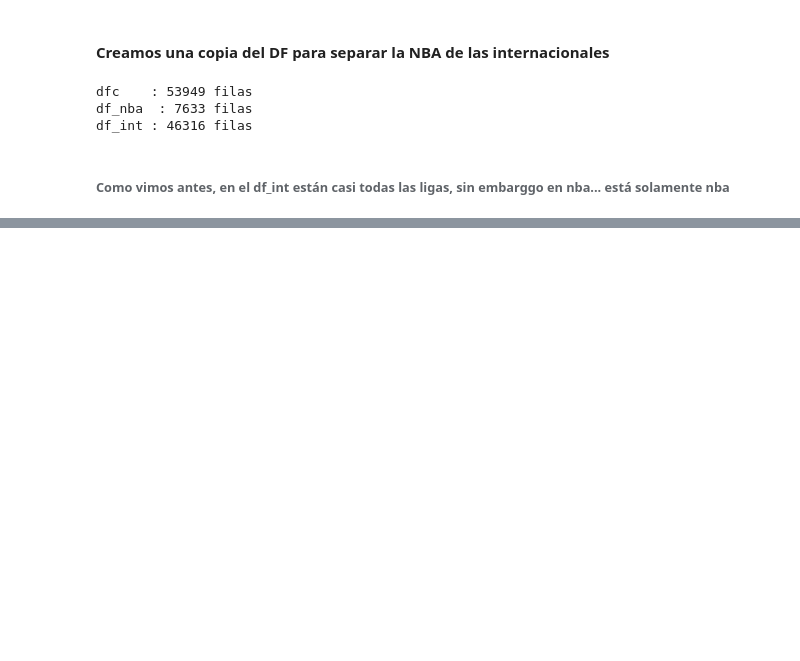
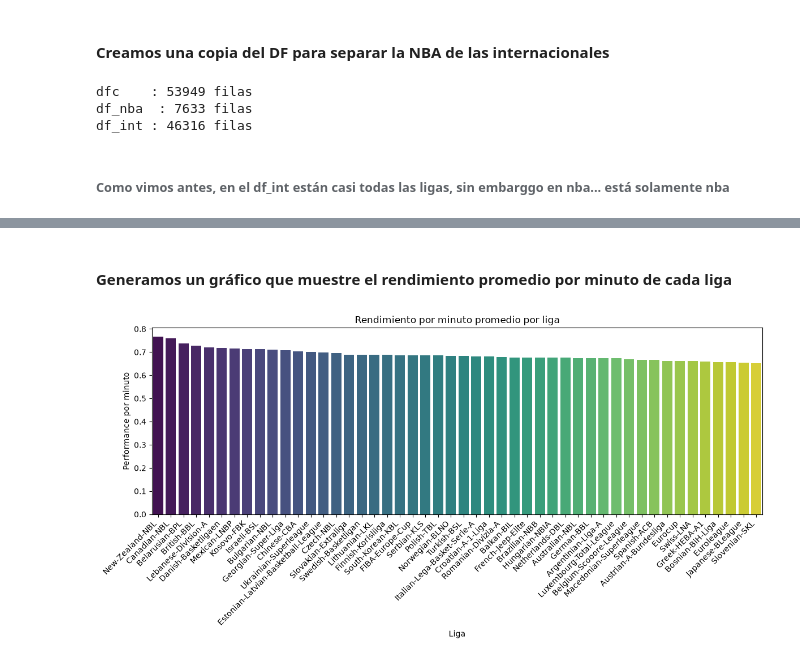
Before and after one commit to c0sh1/basketball_stats_analysis, a Jupyter notebook: Notebook/EDA.ipynb, the cells around one changed output, grey strips where cells are left out. Drawn from its saved outputs; the diff is of its cells as text; code cells hidden in the pictures; blank space fills up the shorter version.

Commit message:
Update EDA
Implemented performance metric for international leagues and added visualizations charts

```diff
--- a/Notebook/EDA.ipynb
+++ b/Notebook/EDA.ipynb
@@ -249,0 +270,8 @@ df_int : 46316 filas
+# %%
+
+df_int['performance'] = df_int['PTS'] + df_int['REB'] + df_int['AST'] + df_int['STL'] + df_int['BLK']
+# %%
+# Ajustamos la metrica de rendimiento por los minutos jugados
+# >1.0 → jugador muy productivo por minuto // 0.5 – 1.0 → buen rendimiento // <0.5 → rendimiento bajo
+
+df_int['performpermin'] = df_int['performance'] / df_int['MIN']
@@ -249,0 +294,28 @@ df_int : 46316 filas
+# %% [markdown]
+#### Generamos un gráfico que muestre el rendimiento promedio por minuto de cada liga
+# %%
+liga_perf = (
+    df_int.groupby('League')['performpermin']
+         .mean()
+         .sort_values(ascending=False)
+         .reset_index()
+)
+# %%
+plt.figure(figsize=(12,6))
+sns.barplot(data=liga_perf,
+            x='League',
+            y='performpermin',
+            hue='League',
+            palette='viridis',
+            legend=False
+)
+
+plt.xticks(rotation=45, ha='right')
+plt.title('Rendimiento por minuto promedio por liga')
+plt.ylabel('Performance por minuto')
+plt.xlabel('Liga')
+
+plt.tight_layout()
+plt.show()
+# %% [output]
+[figure, added]
```
Also changed, not shown: parts of 13 cells of this notebook.
